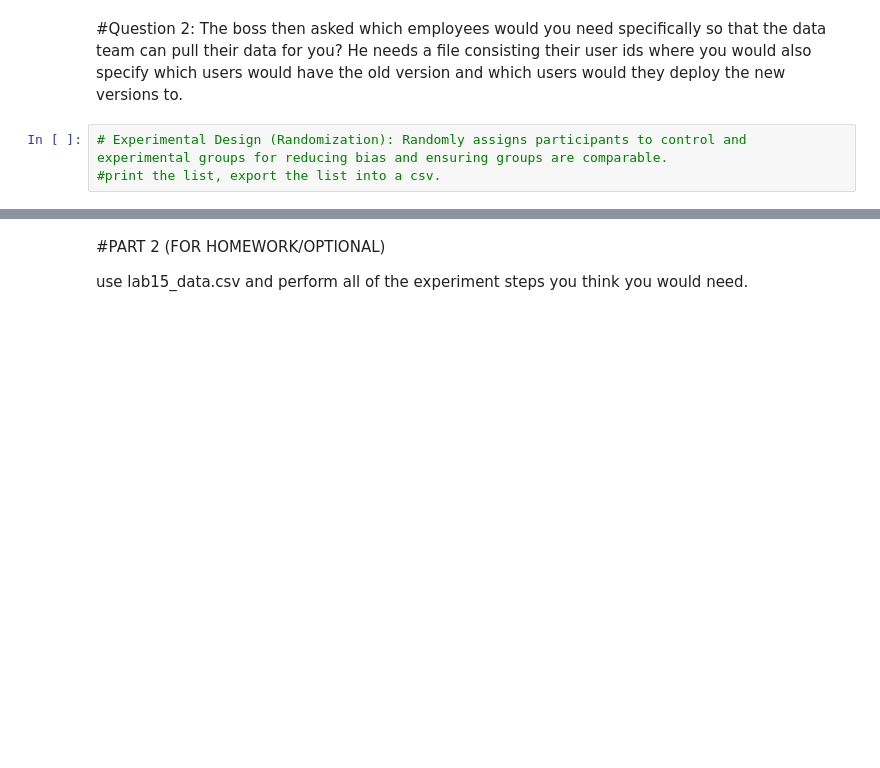
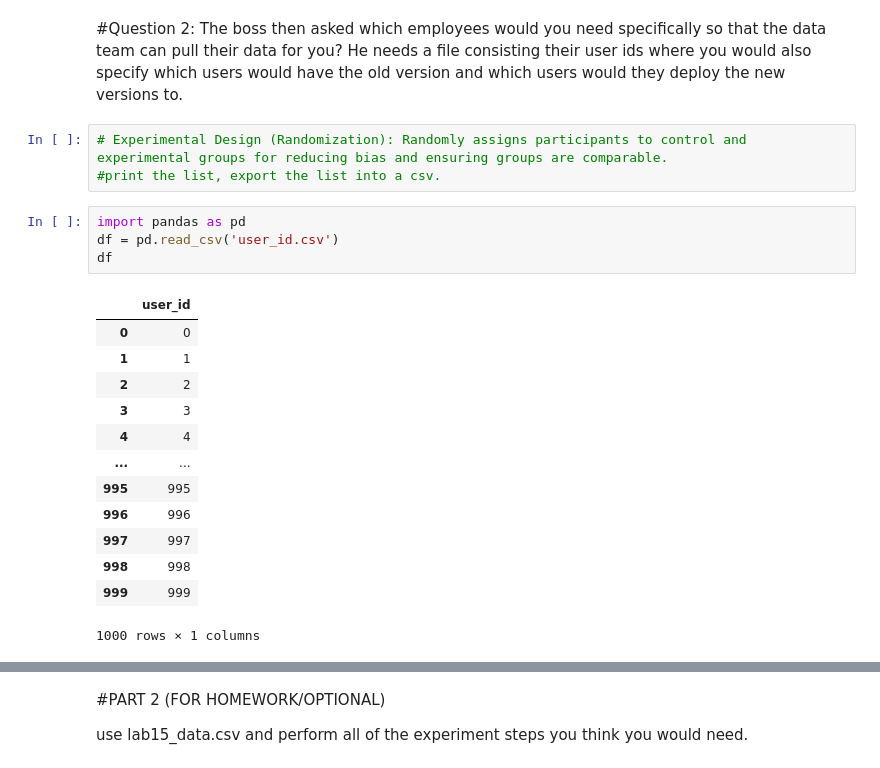
Before and after one commit to klbailey/ADA, a Jupyter notebook: Copy_of_ADA_LAB_15.ipynb, the cells around one changed output, grey strips where cells are left out. Saved outputs shown, nothing was run; the diff lists cells and outputs as text; blank space fills up the shorter version.

```diff
--- a/Copy_of_ADA_LAB_15.ipynb
+++ b/Copy_of_ADA_LAB_15.ipynb
@@ -35,6 +35,24 @@ I would inform the boss that I need a sample size of 32 employees to effectively
 # %%
 # Experimental Design (Randomization): Randomly assigns participants to control and experimental groups for reducing bias and ensuring groups are comparable.
 #print the list, export the list into a csv.
+# %%
+import pandas as pd
+df = pd.read_csv('user_id.csv')
+df
+# %% [output]
+|  | user_id |
+| 0 | 0 |
+| 1 | 1 |
+| 2 | 2 |
+| 3 | 3 |
+| 4 | 4 |
+| ... | ... |
+| 995 | 995 |
+| 996 | 996 |
+| 997 | 997 |
+| 998 | 998 |
+| 999 | 999 |
+1000 rows × 1 columns
 # %%
 import pandas as pd
 import numpy as np
```
Also changed, not shown: parts of 5 cells of this notebook.
